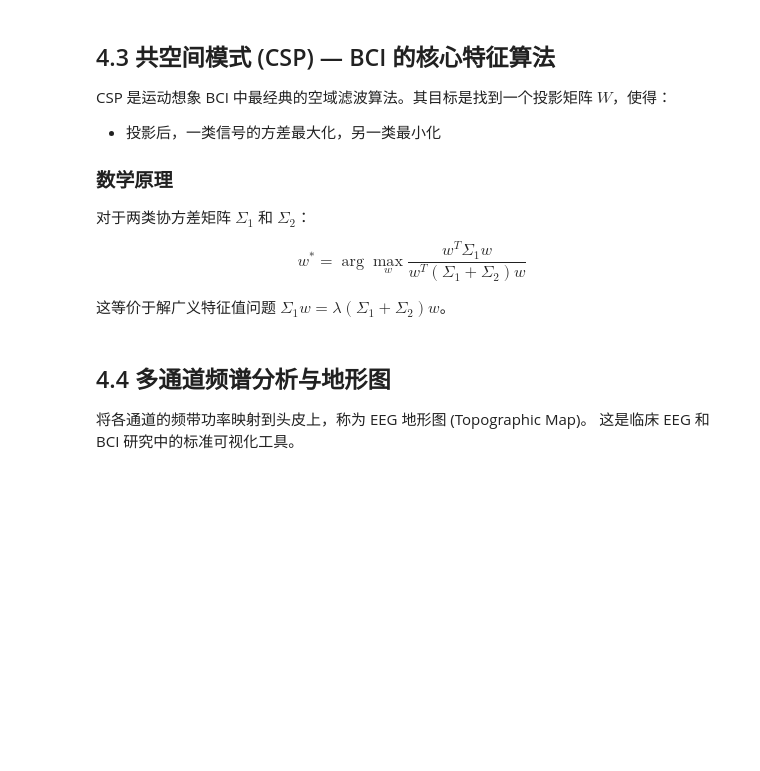
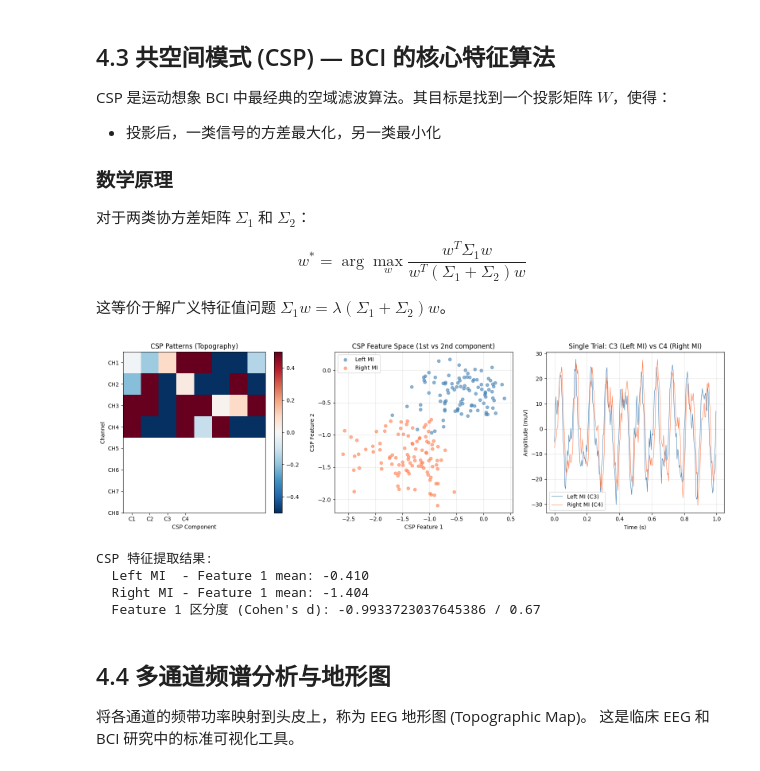
Before and after one commit to usstziyi/openbci-4, a Jupyter notebook: notebooks/unit_04_eeg_analysis.ipynb, the cells around one changed output. Drawn from its saved outputs; the diff is of its cells as text; code cells hidden in the pictures; blank space fills up the shorter version.

```diff
--- a/notebooks/unit_04_eeg_analysis.ipynb
+++ b/notebooks/unit_04_eeg_analysis.ipynb
@@ -281,10 +364,21 @@ class CSP:
         n_channels = X_class1.shape[1]
 
         # 计算平均协方差矩阵
+        # 默认情况下，np.cov() 会把 每一行当作一个变量，把 每一列当作一次观测值
+        # np.cov(trial).shape: (n_channels, n_channels) 通道 × 通道
+        # cov[i, j] = 第 i 个通道和第 j 个通道之间的协方差
+        # [np.cov(trial) for trial in X_class1] 是一个列表，每个元素是一个通道的协方差矩阵:(n_trials, n_channels, n_channels)
+        # 再对每个trial的协方差矩阵求平均，得到平均协方差矩阵:(n_channels, n_channels)
         cov1 = np.mean([np.cov(trial) for trial in X_class1], axis=0)
         cov2 = np.mean([np.cov(trial) for trial in X_class2], axis=0)
 
         # 正则化（避免奇异）
+        """
+        [[0.000001, 0,        0,       ...],
+        [0,        0.000001, 0,       ...],
+        [0,        0,        0.000001,...],
+        ...]
+        """
         cov1 += 1e-6 * np.eye(n_channels)
         cov2 += 1e-6 * np.eye(n_channels)
 
@@ -299,8 +393,10 @@ class CSP:
         half = self.n_components // 2
         selected = np.hstack([eigvecs[:, :half], eigvecs[:, -half:]])
 
+        # 计算 CSP 滤波器（空间模式）
         self.filters = selected.T  # (n_components, n_channels)
-        self.patterns = np.linalg.pinv(selected).T  # 空间模式（用于可视化）
+        # # 空间模式（用于可视化）
+        self.patterns = np.linalg.pinv(selected).T  # (n_channels, n_components)
 
         return self
 
@@ -319,6 +415,8 @@ class CSP:
         """
         features = []
         for trial in X:
+            # 计算滤波后的信号
+            # (n_components, n_channels) @ (n_channels, n_samples) = (n_components, n_samples)
             filtered = self.filters @ trial  # (n_components, n_samples)
             # 特征 = log(方差)
             feat = np.log(np.var(filtered, axis=1) + 1e-10)
@@ -330,9 +428,9 @@ class CSP:
 rng = np.random.default_rng(42)
 n_channels = 8
 n_trials = 100
-n_samples = 250  # 1 秒 @ 250 Hz
+n_samples = 250  # 1 秒 x 250 Hz
 
-# 模拟 CSP 模式：左侧 MI → C3 alpha ERD；右侧 MI → C4 alpha ERD
+# 模拟 CSP 模式：左侧 MI → C4 alpha ERD；右侧 MI → C3 alpha ERD
 # 使用简化的空间模式（实际数据中模式来自真实神经源）
 
 def generate_mi_trials(n_trials, active_ch, n_channels=8, n_samples=250):
@@ -360,10 +458,10 @@ def generate_mi_trials(n_trials, active_ch, n_channels=8, n_samples=250):
     return trials
 
 
-# 类别 1: 左侧 MI (C3=CH2, index 2)
-X_left = generate_mi_trials(n_trials, active_ch=2)
-# 类别 2: 右侧 MI (C4=CH3, index 3)
-X_right = generate_mi_trials(n_trials, active_ch=3)
+# 类别 1: 左侧 MI (C4=CH3, index 3)
+X_left = generate_mi_trials(n_trials, active_ch=3)
+# 类别 2: 右侧 MI (C3=CH2, index 2)
+X_right = generate_mi_trials(n_trials, active_ch=2)
 
 # 训练 CSP
 csp = CSP(n_components=4)
@@ -389,35 +487,40 @@ axes[0].set_xticklabels(["C1", "C2", "C3", "C4"])
 plt.colorbar(im1, ax=axes[0])
 
 # 2. 特征分布（前 2 个 CSP 成分）
 axes[1].scatter(features_left[:, 0], features_left[:, 1],
                 c="steelblue", alpha=0.6, label="Left MI", s=30)
 axes[1].scatter(features_right[:, 0], features_right[:, 1],
                 c="coral", alpha=0.6, label="Right MI", s=30)
 axes[1].set_xlabel("CSP Feature 1")
 axes[1].set_ylabel("CSP Feature 2")
 axes[1].set_title("CSP Feature Space (1st vs 2nd component)")
 axes[1].legend()
 axes[1].grid(True, alpha=0.3)
 
 # 3. 单 trial 原始信号对比
 t_trial = np.arange(n_samples) / SFREQ
 axes[2].plot(t_trial, X_left[0, 2], color="steelblue", label="Left MI (C3)", linewidth=0.8)
 axes[2].plot(t_trial, X_right[0, 3], color="coral", label="Right MI (C4)", linewidth=0.8)
 axes[2].set_xlabel("Time (s)")
 axes[2].set_ylabel("Amplitude (muV)")
 axes[2].set_title("Single Trial: C3 (Left MI) vs C4 (Right MI)")
 axes[2].legend()
 axes[2].grid(True, alpha=0.3)
 
 plt.tight_layout()
 plt.show()
 
 print("CSP 特征提取结果:")
 print(f"  Left MI  - Feature 1 mean: {features_left[:, 0].mean():.3f}")
 print(f"  Right MI - Feature 1 mean: {features_right[:, 0].mean():.3f}")
 print(f"  Feature 1 区分度 (Cohen's d): "
-      f"{(features_right[:,0].mean() - features_left[:,0].mean()) / "
-      f"max(np.std([features_right[:,0], features_left[:,0]]), 1e-6):.2f}")
+      f"{(features_right[:,0].mean() - features_left[:,0].mean())} / {max(np.std([features_right[:,0], features_left[:,0]]), 1e-6):.2f}")
+# %% [output]
+[figure, added]
+CSP 特征提取结果:
+  Left MI  - Feature 1 mean: -0.410
+  Right MI - Feature 1 mean: -1.404
+  Feature 1 区分度 (Cohen's d): -0.9933723037645386 / 0.67
 # %% [markdown]
 ## 4.4 多通道频谱分析与地形图
 
```
Also changed, not shown: parts of 4 cells of this notebook, 2 other files.
